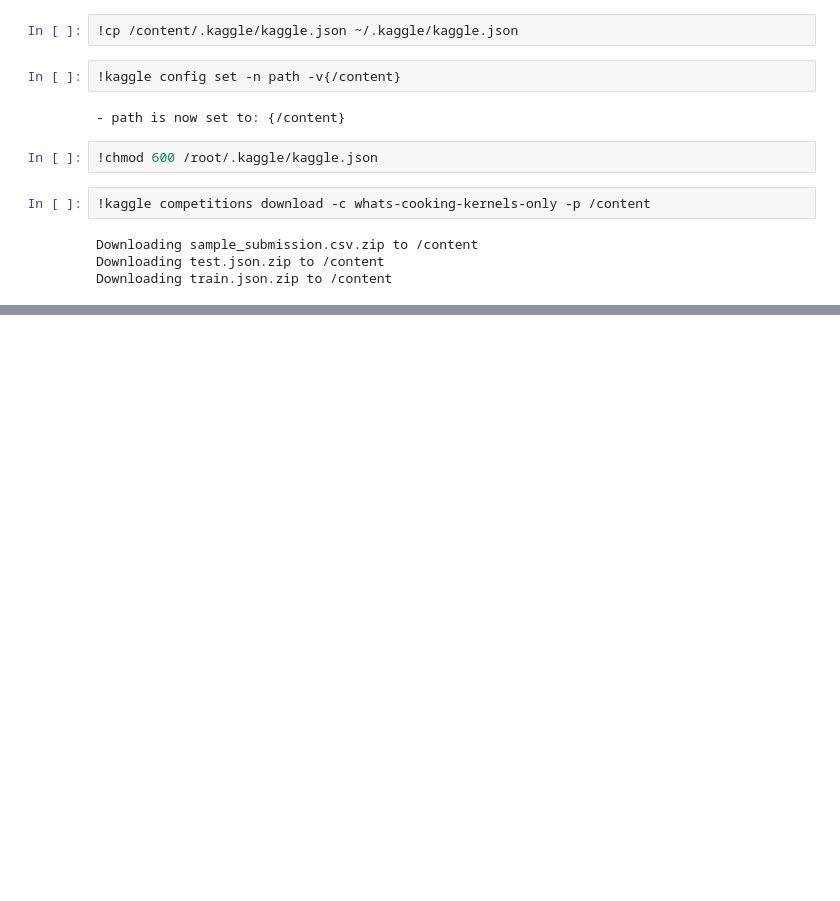
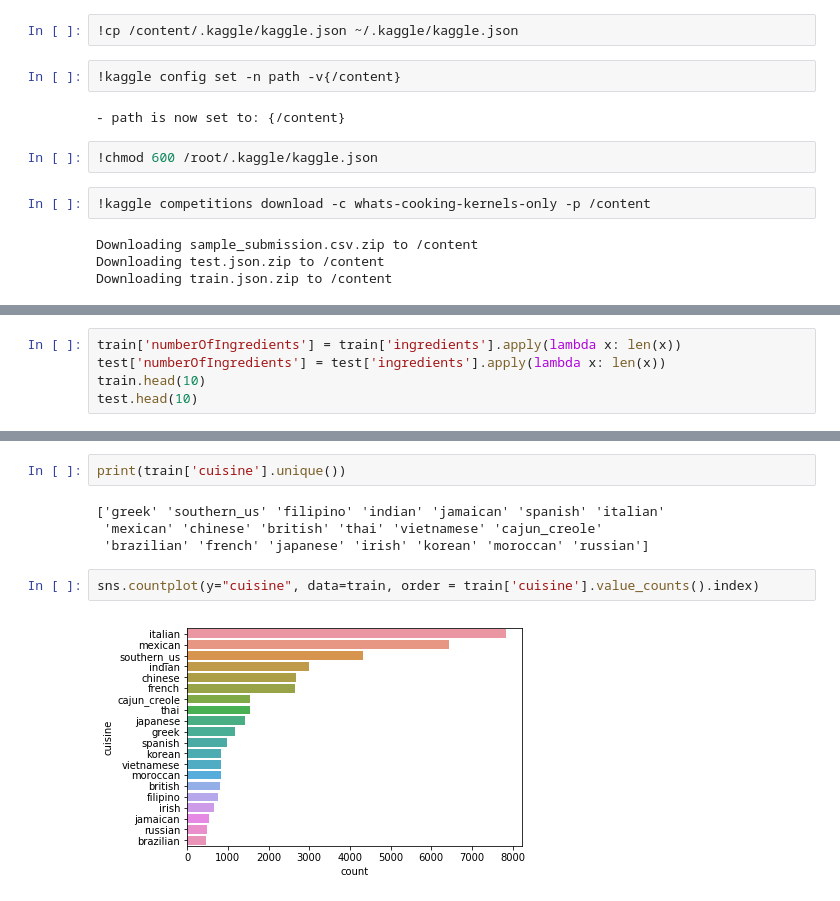
Before and after one commit to krogul222/Cooking_recipe_to_cuisine, a Jupyter notebook: Cooking_recipes.ipynb, the cells around one changed output, grey strips where cells are left out. Cells and saved outputs as stored; diff of their text form; blank space fills up the shorter version.

```diff
--- a/Cooking_recipes.ipynb
+++ b/Cooking_recipes.ipynb
@@ -68,0 +115,5 @@ train.head(10)
+# %%
+train['numberOfIngredients'] = train['ingredients'].apply(lambda x: len(x))
+test['numberOfIngredients'] = test['ingredients'].apply(lambda x: len(x))
+train.head(10)
+test.head(10)
@@ -68,0 +144,10 @@ train.head(10)
+# %%
+print(train['cuisine'].unique())
+# %% [output]
+['greek' 'southern_us' 'filipino' 'indian' 'jamaican' 'spanish' 'italian'
+ 'mexican' 'chinese' 'british' 'thai' 'vietnamese' 'cajun_creole'
+ 'brazilian' 'french' 'japanese' 'irish' 'korean' 'moroccan' 'russian']
+# %%
+sns.countplot(y="cuisine", data=train, order = train['cuisine'].value_counts().index)
+# %% [output]
+[figure, added]
```
Also changed, not shown: parts of 11 cells of this notebook.
